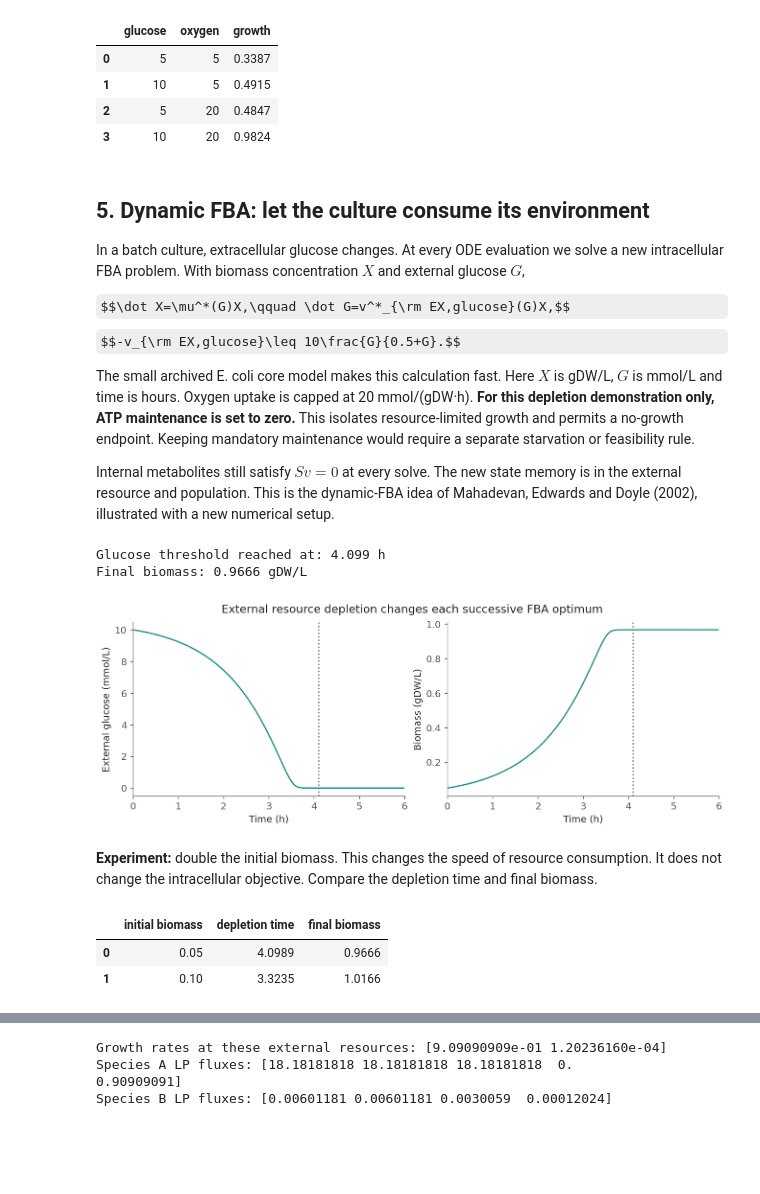
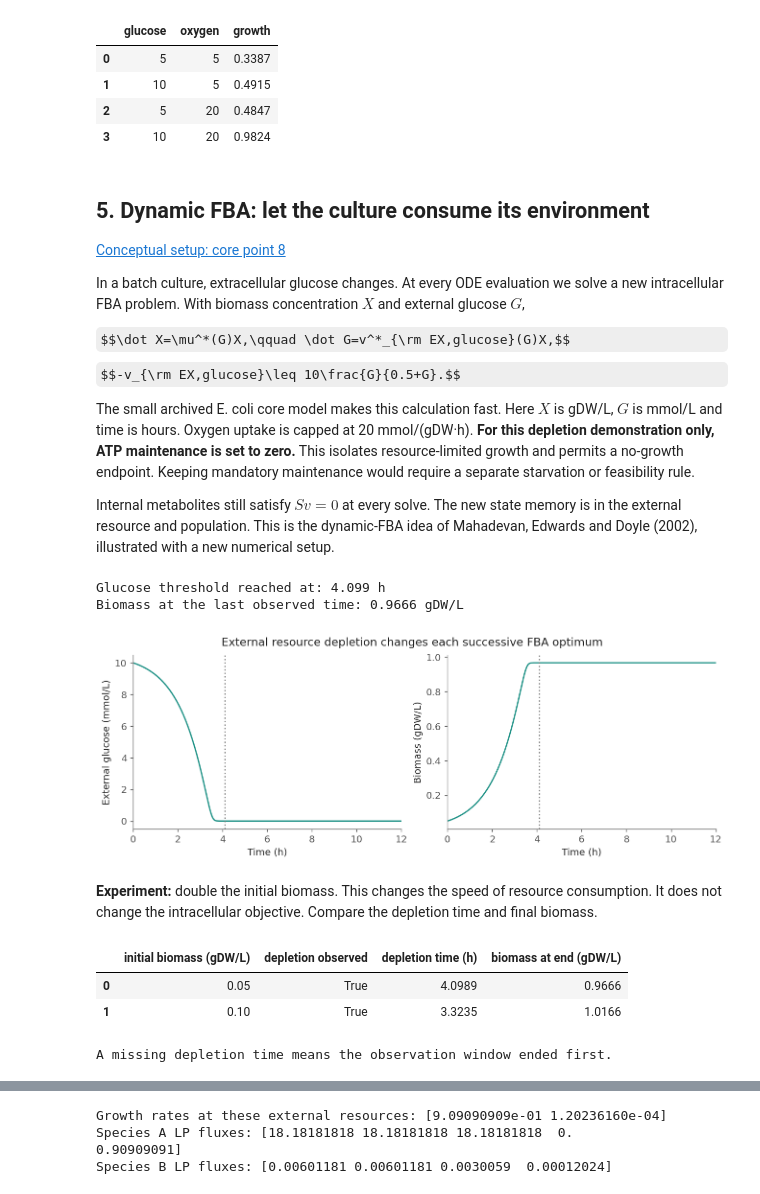
Before and after one commit to chemaoxfz/chemaoxfz.github.io, a Jupyter notebook: assets/ccbs/2026fall/demo-assets/lecture13/lecture13-live.ipynb, the cells around one changed output, grey strips where cells are left out. Cells and saved outputs as stored; diff of their text form; code cells hidden in the pictures; some formulas as TeX source; blank space fills up the shorter version.

```diff
--- a/assets/ccbs/2026fall/demo-assets/lecture13/lecture13-live.ipynb
+++ b/assets/ccbs/2026fall/demo-assets/lecture13/lecture13-live.ipynb
@@ -226,13 +280,30 @@ An exchange reaction is negative when uptake is allowed in this model convention
 # %%
 oxygen = model.reactions.get_by_id('EX_o2_e')
+biomass_reaction = next(r for r in model.reactions if r.objective_coefficient != 0)
 print('Before the experiment:', oxygen.bounds)
 with model:
     demo.set_medium(model, glucose=10, oxygen=20)
     aerobic = model.optimize()
-    print('Aerobic maximum growth:', round(aerobic.objective_value, 4), '1/h')
     oxygen.lower_bound = 0.0  # one deliberate change: forbid oxygen uptake
     anaerobic = model.optimize()
-    print('Anaerobic maximum growth:', round(anaerobic.objective_value, 4), '1/h')
+    growth_rows = []
+    leucine = model.metabolites.get_by_id('leu__L_c')
+    for label, solution in [('Aerobic', aerobic), ('Anaerobic', anaerobic)]:
+        mu = solution.fluxes[biomass_reaction.id]
+        assert np.isclose(mu, solution.objective_value)
+        leucine_demand = -biomass_reaction.get_coefficient(leucine.id) * mu
+        leucine_supply = sum(r.get_coefficient(leucine.id) * solution.fluxes[r.id]
+                             for r in leucine.reactions if r.id != biomass_reaction.id)
+        assert np.isclose(leucine_supply, leucine_demand)
+        growth_rows.append({
+            'condition': label,
+            'objective value': solution.objective_value,
+            'biomass flux = specific growth (1/h)': mu,
+            'doubling time (min)': 60*np.log(2)/mu if mu > 0 else np.inf,
+            'leucine demand (mmol/gDW/h)': leucine_demand,
+            'other reactions, net leucine supply (mmol/gDW/h)': leucine_supply,
+        })
+    display(pd.DataFrame(growth_rows).set_index('condition').round(4))
     display(pd.DataFrame({'aerobic': aerobic.fluxes, 'anaerobic': anaerobic.fluxes})
             .loc[['EX_glc__D_e','EX_o2_e','EX_ac_e','EX_for_e','EX_etoh_e','ATPM']])
 print('After the experiment:', oxygen.bounds)
@@ -299,6 +374,8 @@ display(pd.DataFrame([demo.solve_condition(model, glucose=g, oxygen=o)
 | 3 | 10 | 20 | 0.9824 |
 # %% [markdown]
 ## 5. Dynamic FBA: let the culture consume its environment
+
+[Conceptual setup: core point 8](https://chemaoxfz.github.io/assets/ccbs/2026fall/lecture13-core.html#s6-dfba)
 
 In a batch culture, extracellular glucose changes. At every ODE evaluation we solve a new intracellular FBA problem. With biomass concentration $X$ and external glucose $G$,
 
@@ -309,26 +386,37 @@ The small archived E. coli core model makes this calculation fast. Here $X$ is g
 
 Internal metabolites still satisfy $Sv=0$ at every solve. The new state memory is in the external resource and population. This is the dynamic-FBA idea of Mahadevan, Edwards and Doyle (2002), illustrated with a new numerical setup.
 # %%
-batch = demo.batch_dfba(initial_biomass=0.05, initial_glucose=10, km=0.5)
-print('Glucose threshold reached at:', round(batch['stop_time'],3), 'h')
-print('Final biomass:', round(batch['biomass'][-1],4), 'gDW/L')
+initial_biomass = 0.05   # gDW/L: try 0.01 or 0.10
+initial_glucose = 10.0   # mmol/L
+observation_hours = 12.0
+batch = demo.batch_dfba(initial_biomass=initial_biomass,
+                       initial_glucose=initial_glucose, duration=observation_hours, km=0.5)
+if batch['depleted']:
+    print('Glucose threshold reached at:', round(batch['depletion_time'],3), 'h')
+else:
+    print('Glucose threshold not reached within the observation window.')
+print('Biomass at the last observed time:', round(batch['biomass'][-1],4), 'gDW/L')
 figures.batch(batch)
 plt.show()
 # %% [output]
 Glucose threshold reached at: 4.099 h
-Final biomass: 0.9666 gDW/L
+Biomass at the last observed time: 0.9666 gDW/L
-[figure, old version]
+[figure, new version]
 # %% [markdown]
 **Experiment:** double the initial biomass. This changes the speed of resource consumption. It does not change the intracellular objective. Compare the depletion time and final biomass.
 # %%
-denser_batch = demo.batch_dfba(initial_biomass=0.10, initial_glucose=10)
+denser_batch = demo.batch_dfba(initial_biomass=2*initial_biomass,
+                              initial_glucose=initial_glucose, duration=observation_hours)
 display(pd.DataFrame([
-    {'initial biomass':0.05, 'depletion time':batch['stop_time'], 'final biomass':batch['biomass'][-1]},
-    {'initial biomass':0.10, 'depletion time':denser_batch['stop_time'], 'final biomass':denser_batch['biomass'][-1]},
+    {'initial biomass (gDW/L)':start, 'depletion observed':run['depleted'],
+     'depletion time (h)':run['depletion_time'], 'biomass at end (gDW/L)':run['biomass'][-1]}
+    for start,run in [(initial_biomass,batch),(2*initial_biomass,denser_batch)]
 ]).round(4))
+print('A missing depletion time means the observation window ended first.')
 # %% [output]
-|  | initial biomass | depletion time | final biomass |
-| 0 | 0.05 | 4.0989 | 0.9666 |
-| 1 | 0.10 | 3.3235 | 1.0166 |
+|  | initial biomass (gDW/L) | depletion observed | depletion time (h) | biomass at end (gDW/L) |
+| 0 | 0.05 | True | 4.0989 | 0.9666 |
+| 1 | 0.10 | True | 3.3235 | 1.0166 |
+A missing depletion time means the observation window ended first.
 # %% [markdown]
 ## 6. Add a community environment
```
Also changed, not shown: parts of 48 cells of this notebook, 3 other files.
